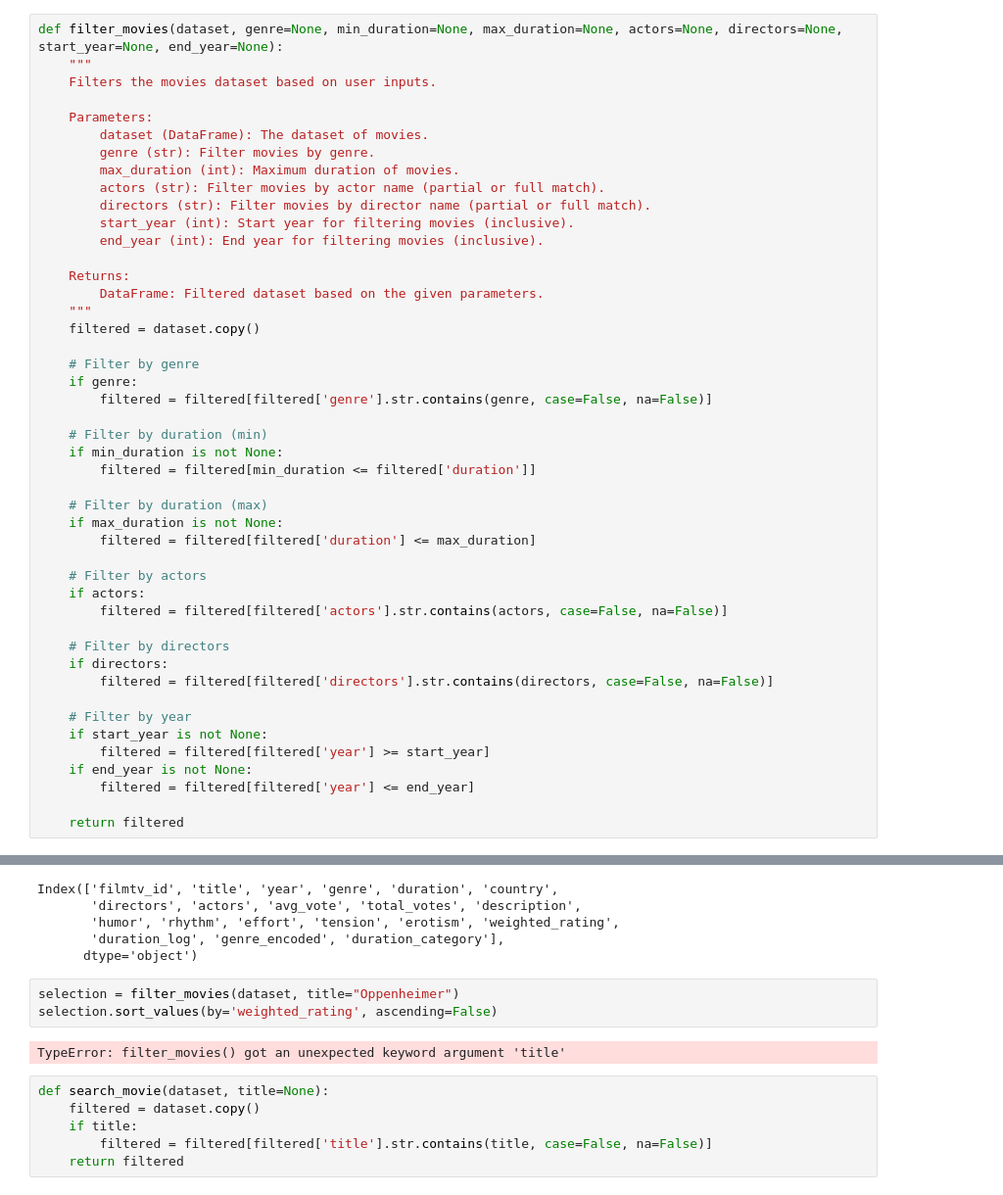
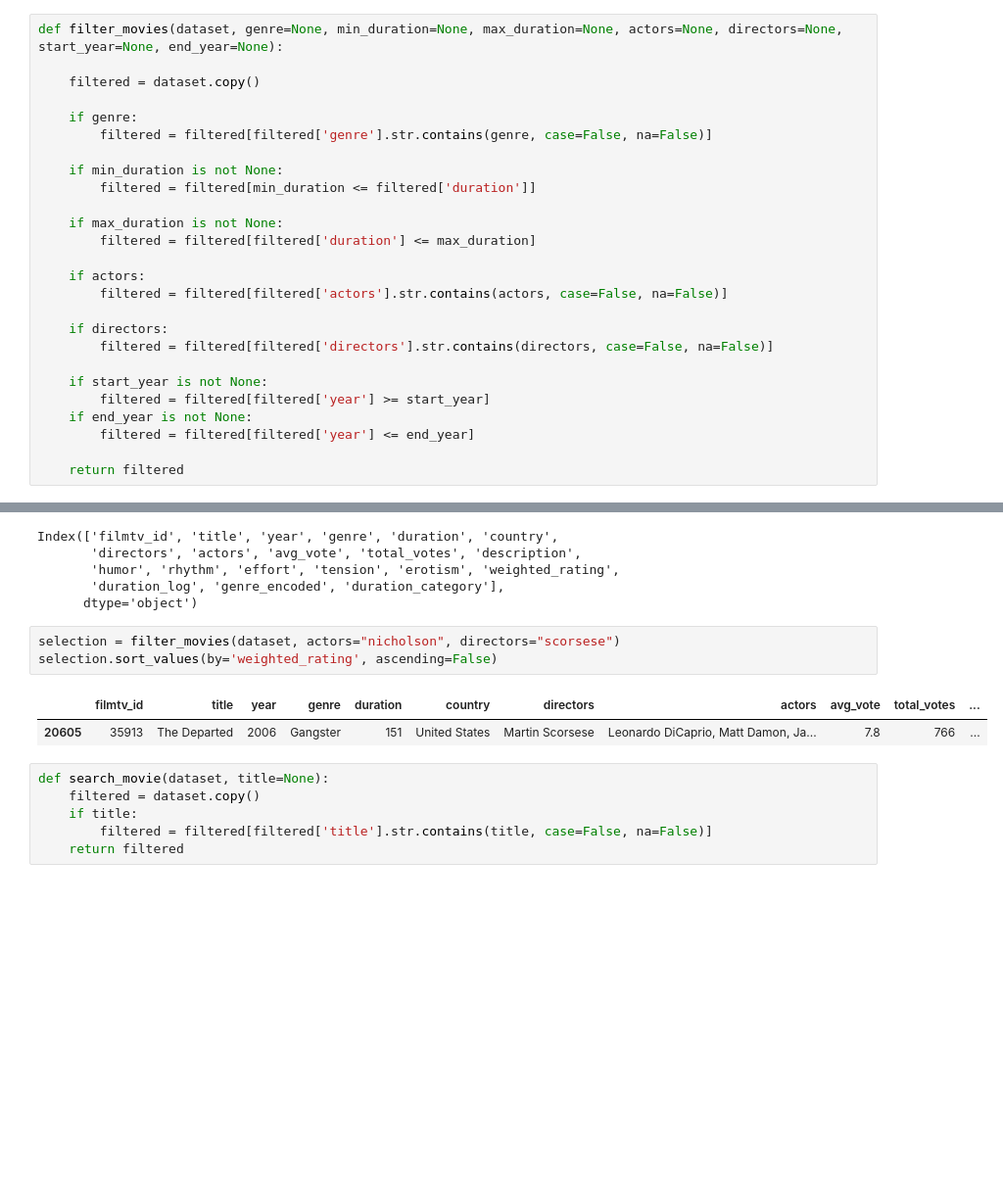
Before and after one commit to davidecozzarin/MoviesRecommender, a Jupyter notebook: preprocessing.ipynb, the cells around one changed output, grey strips where cells are left out. Shown at 98% size. Saved outputs shown, nothing was run; the diff lists cells and outputs as text; blank space fills up the shorter version.

```diff
--- a/preprocessing.ipynb
+++ b/preprocessing.ipynb
@@ -752,44 +705,24 @@ Index(['filmtv_id', 'title', 'year', 'genre', 'duration', 'country',
 ### Filtering methods
 # %%
 def filter_movies(dataset, genre=None, min_duration=None, max_duration=None, actors=None, directors=None, start_year=None, end_year=None):
-    """
-    Filters the movies dataset based on user inputs.
 
-    Parameters:
-        dataset (DataFrame): The dataset of movies.
-        genre (str): Filter movies by genre.
-        max_duration (int): Maximum duration of movies.
-        actors (str): Filter movies by actor name (partial or full match).
-        directors (str): Filter movies by director name (partial or full match).
-        start_year (int): Start year for filtering movies (inclusive).
-        end_year (int): End year for filtering movies (inclusive).
-
-    Returns:
-        DataFrame: Filtered dataset based on the given parameters.
-    """
     filtered = dataset.copy()
 
-    # Filter by genre
     if genre:
         filtered = filtered[filtered['genre'].str.contains(genre, case=False, na=False)]
 
-    # Filter by duration (min)
     if min_duration is not None:
         filtered = filtered[min_duration <= filtered['duration']]
 
-    # Filter by duration (max)
     if max_duration is not None:
         filtered = filtered[filtered['duration'] <= max_duration]
 
-    # Filter by actors
     if actors:
         filtered = filtered[filtered['actors'].str.contains(actors, case=False, na=False)]
 
-    # Filter by directors
     if directors:
         filtered = filtered[filtered['directors'].str.contains(directors, case=False, na=False)]
 
-    # Filter by year
     if start_year is not None:
         filtered = filtered[filtered['year'] >= start_year]
     if end_year is not None:
@@ -805,10 +738,11 @@ Index(['filmtv_id', 'title', 'year', 'genre', 'duration', 'country',
        'duration_log', 'genre_encoded', 'duration_category'],
       dtype='object')
 # %%
-selection = filter_movies(dataset, title="Oppenheimer")
+selection = filter_movies(dataset, actors="nicholson", directors="scorsese")
 selection.sort_values(by='weighted_rating', ascending=False)
 # %% [output]
-TypeError: filter_movies() got an unexpected keyword argument 'title'
+|  | filmtv_id | title | year | genre | duration | country | directors | actors | avg_vote | total_votes | ... |
+| 20605 | 35913 | The Departed | 2006 | Gangster | 151 | United States | Martin Scorsese | Leonardo DiCaprio, Matt Damon, Ja... | 7.8 | 766 | ... |
 # %%
 def search_movie(dataset, title=None):
     filtered = dataset.copy()
```
Also changed, not shown: parts of 33 cells of this notebook, 15 other files.
